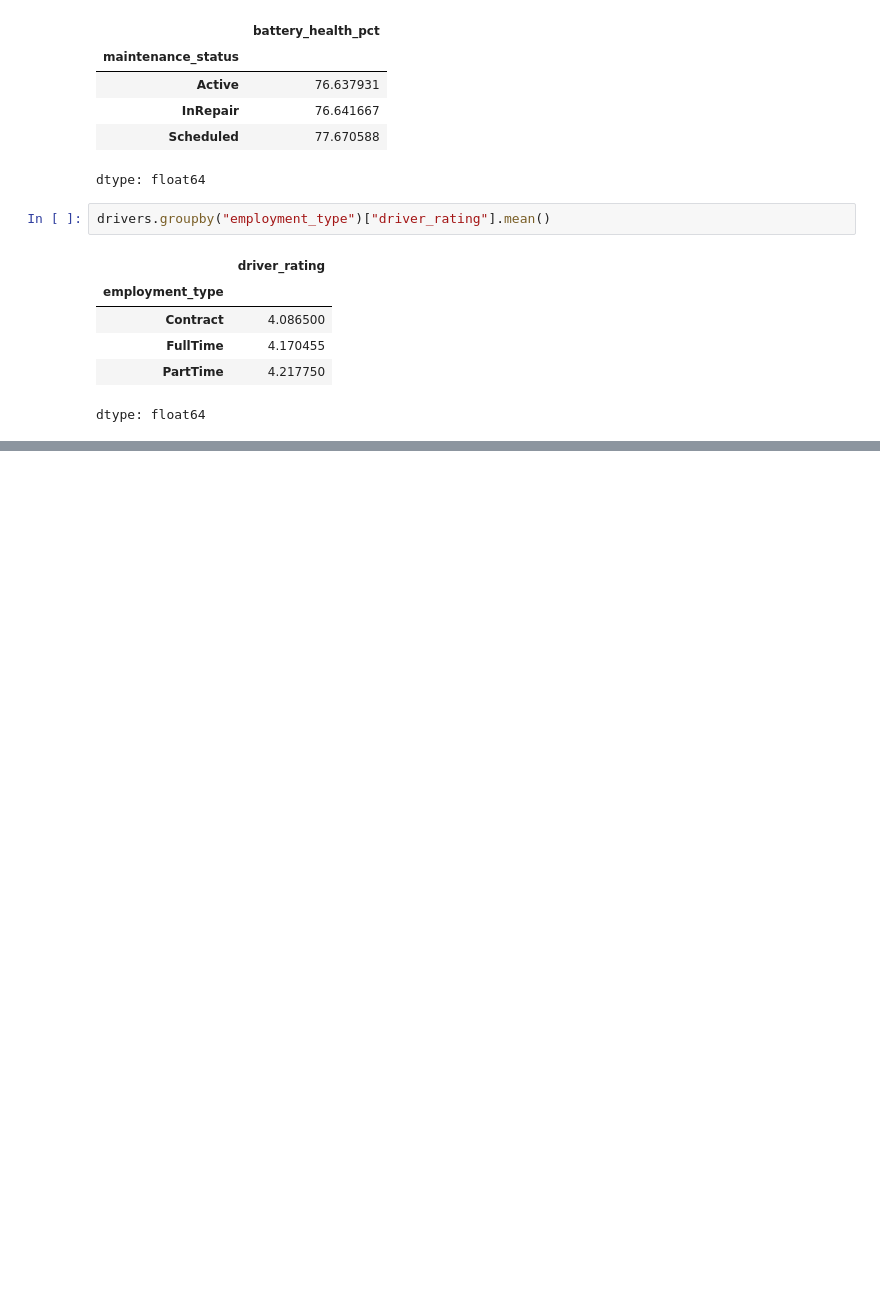
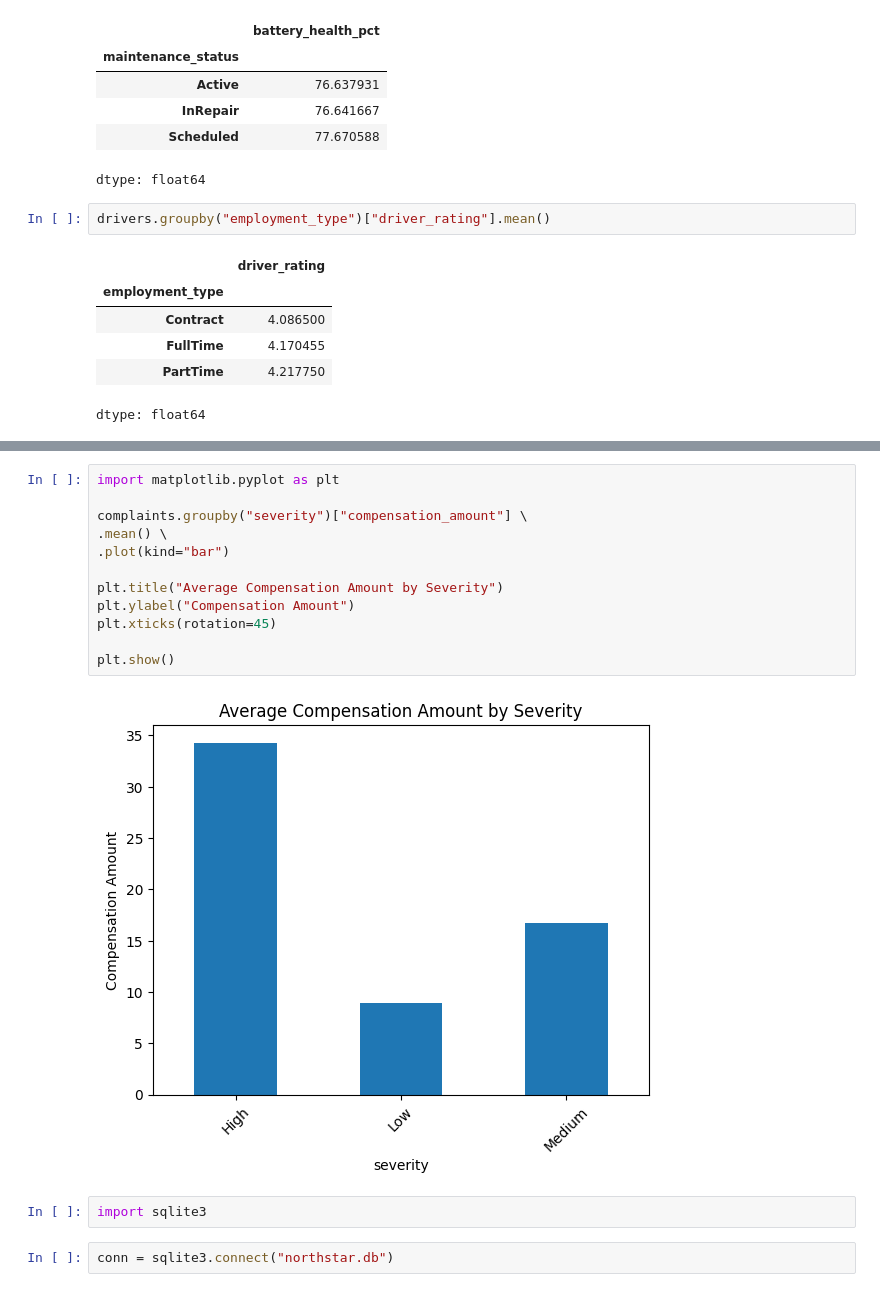
Before and after one commit to fathmafidzz2004-hash/CourseWorkRepository, a Jupyter notebook: Untitled20.ipynb, the cells around one changed output, grey strips where cells are left out. Drawn from its saved outputs; the diff is of its cells as text; blank space fills up the shorter version.

```diff
--- a/Untitled20.ipynb
+++ b/Untitled20.ipynb
@@ -201,0 +368,18 @@ dtype: float64
+# %%
+import matplotlib.pyplot as plt
+
+complaints.groupby("severity")["compensation_amount"] \
+.mean() \
+.plot(kind="bar")
+
+plt.title("Average Compensation Amount by Severity")
+plt.ylabel("Compensation Amount")
+plt.xticks(rotation=45)
+
+plt.show()
+# %% [output]
+[figure, added]
+# %%
+import sqlite3
+# %%
+conn = sqlite3.connect("northstar.db")
```
Also changed, not shown: parts of 20 cells of this notebook.
